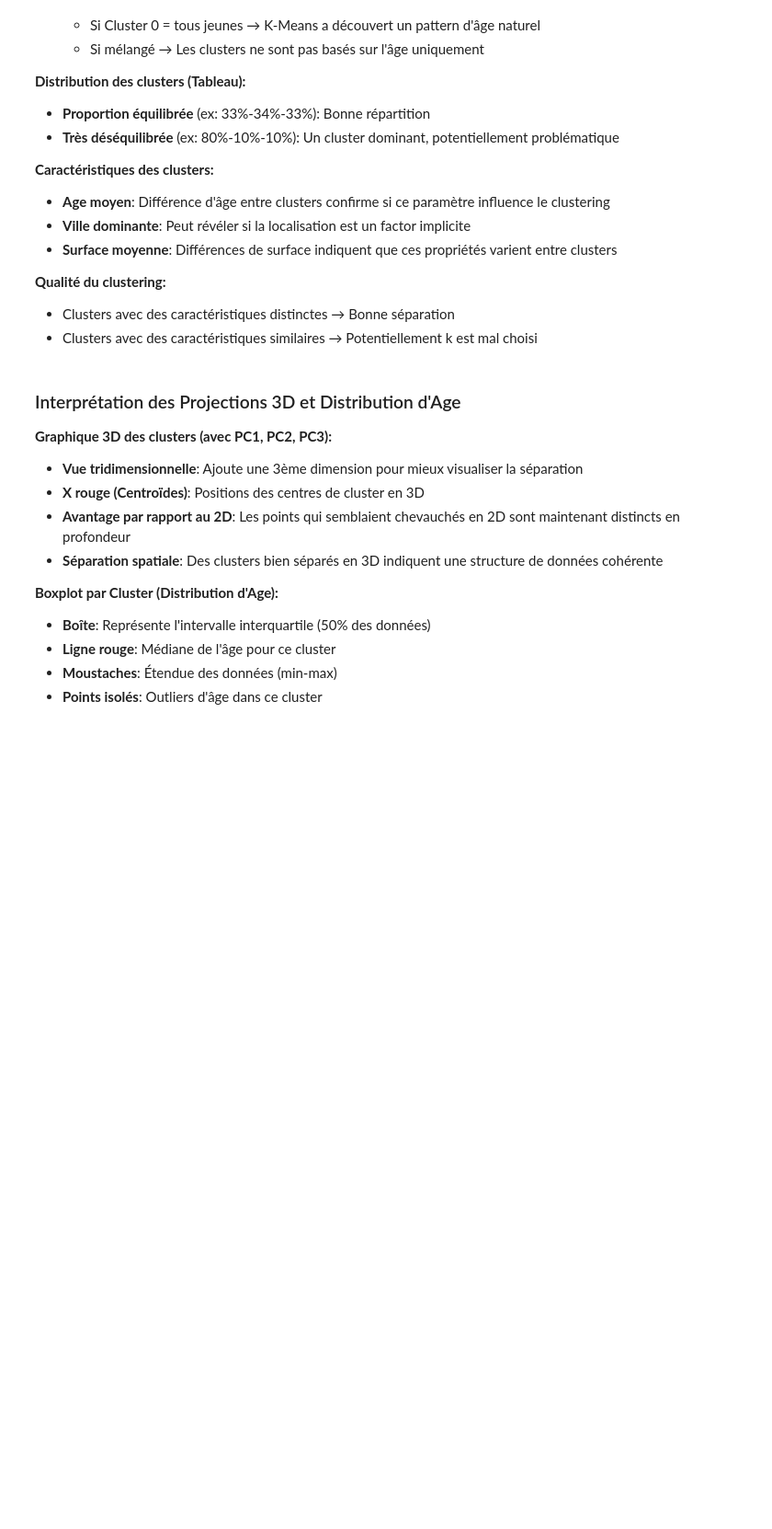
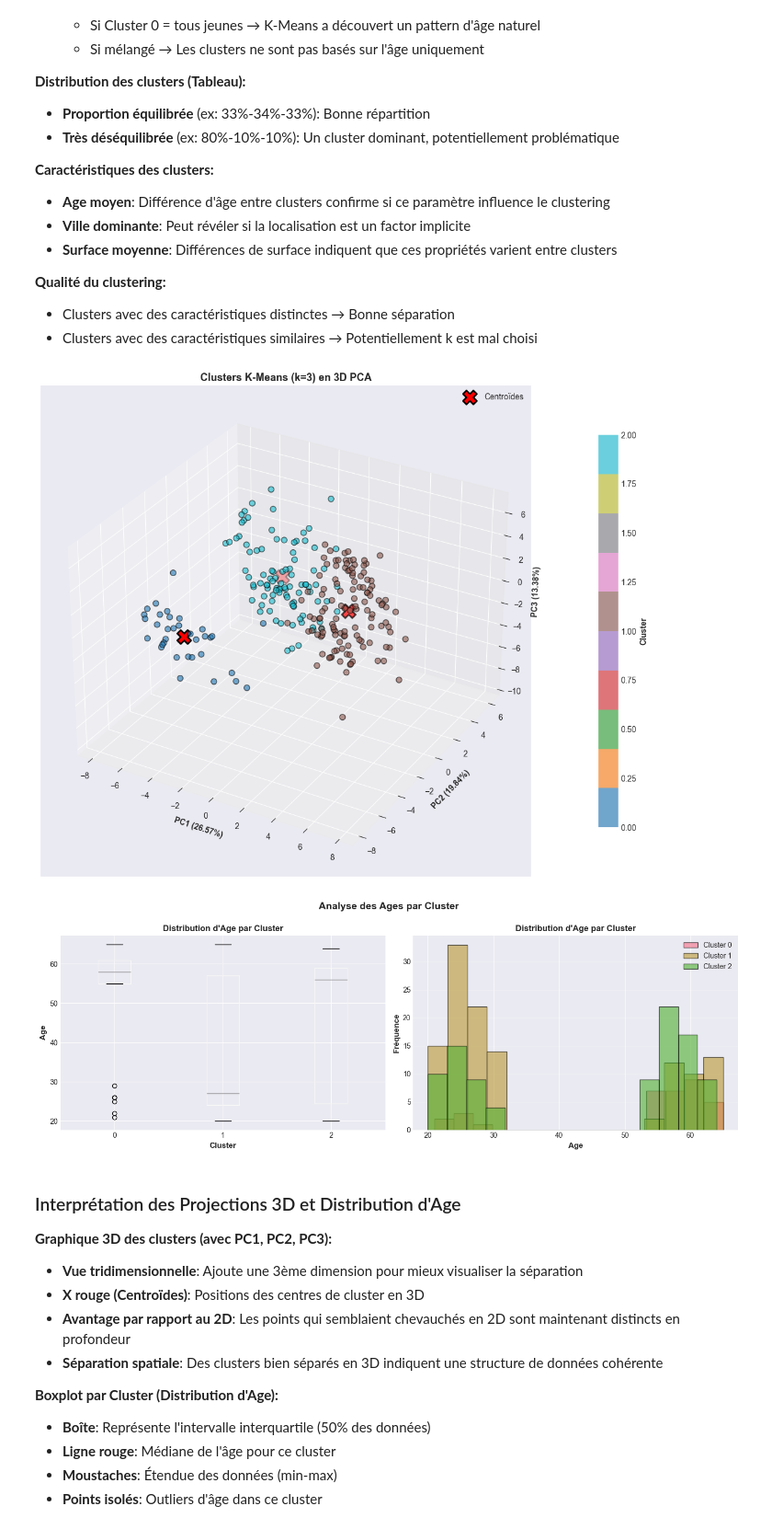
Before and after one commit to MB-BdeB/CoursIA, a Jupyter notebook: A58-Algo_Non_Sup/EDA_Unsupervised_SKINS.ipynb, the cells around one changed output. Shown at 92% size. Saved outputs shown, nothing was run; the diff lists cells and outputs as text; code cells hidden in the pictures; blank space fills up the shorter version.

```diff
--- a/A58-Algo_Non_Sup/EDA_Unsupervised_SKINS.ipynb
+++ b/A58-Algo_Non_Sup/EDA_Unsupervised_SKINS.ipynb
@@ -1179,35 +1254,38 @@ ax.set_title(f'Clusters K-Means (k={optimal_k}) en 3D PCA', fontsize=13, fontwei
 cbar = plt.colorbar(scatter, pad=0.1, shrink=0.8)
 cbar.set_label('Cluster', fontsize=10, fontweight='bold')
 ax.legend()
 
 plt.tight_layout()
 plt.show()
 
 # Visualiser la distribution des ages par cluster
 fig, axes = plt.subplots(1, 2, figsize=(14, 5))
 
 # Boxplot par cluster
-df_clean.boxplot(column='AGE', by='Cluster', ax=axes[0])
+df.boxplot(column='AGE', by='Cluster', ax=axes[0])
 axes[0].set_title('Distribution d\'Age par Cluster', fontsize=12, fontweight='bold')
 axes[0].set_xlabel('Cluster', fontsize=11, fontweight='bold')
 axes[0].set_ylabel('Age', fontsize=11, fontweight='bold')
 plt.sca(axes[0])
 plt.xticks(range(1, optimal_k+1), range(optimal_k))
 
 # Histogramme par cluster
 for cluster_id in range(optimal_k):
-    cluster_ages = df_clean[df_clean['Cluster'] == cluster_id]['AGE']
+    cluster_ages = df[df['Cluster'] == cluster_id]['AGE']
     axes[1].hist(cluster_ages, alpha=0.6, label=f'Cluster {cluster_id}', bins=15, edgecolor='black')
 
 axes[1].set_xlabel('Age', fontsize=11, fontweight='bold')
 axes[1].set_ylabel('Fréquence', fontsize=11, fontweight='bold')
 axes[1].set_title('Distribution d\'Age par Cluster', fontsize=12, fontweight='bold')
 axes[1].legend()
 axes[1].grid(True, alpha=0.3, axis='y')
 
 plt.tight_layout()
 plt.suptitle('Analyse des Ages par Cluster', fontsize=14, fontweight='bold', y=1.00)
 plt.show()
+# %% [output]
+[figure, added]
+[figure, added]
 # %% [markdown]
 ### Interprétation des Projections 3D et Distribution d'Age
 
```
Also changed, not shown: parts of 17 cells of this notebook, 1 other file.
